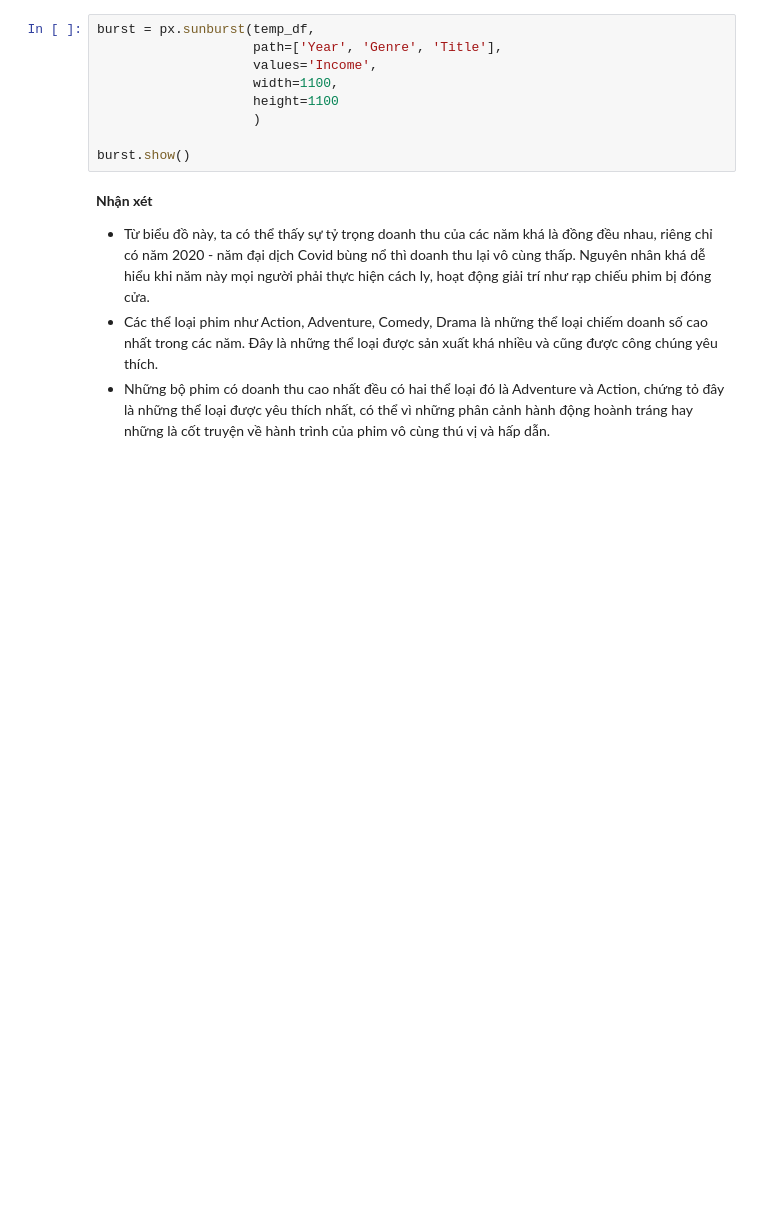
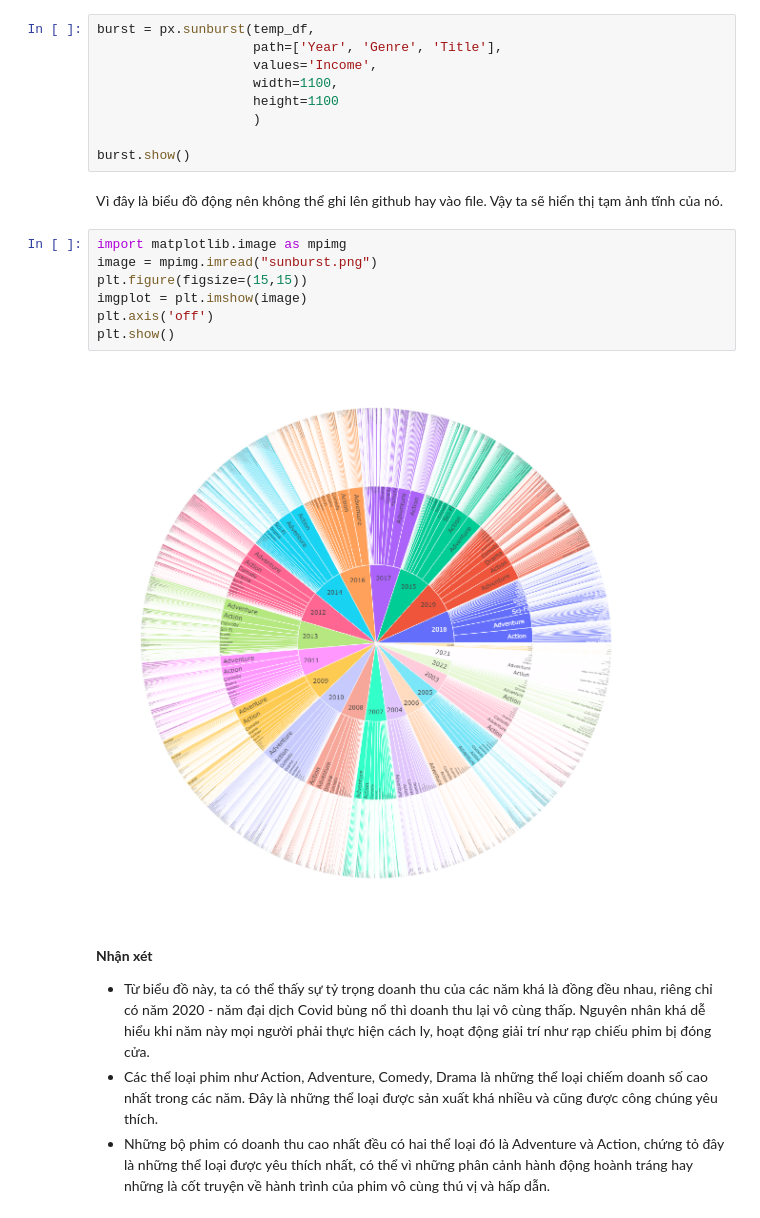
Before and after one commit to 20120273/Movie-Visualize, a Jupyter notebook: phanC.ipynb, the cells around one changed output. Saved outputs shown, nothing was run; the diff lists cells and outputs as text; blank space fills up the shorter version.

```diff
--- a/phanC.ipynb
+++ b/phanC.ipynb
@@ -678,6 +689,17 @@ burst = px.sunburst(temp_df,
                     )
 
 burst.show()
+# %% [markdown]
+Vì đây là biểu đồ động nên không thể ghi lên github hay vào file. Vậy ta sẽ hiển thị tạm ảnh tĩnh của nó.
+# %%
+import matplotlib.image as mpimg
+image = mpimg.imread("sunburst.png")
+plt.figure(figsize=(15,15))
+imgplot = plt.imshow(image)
+plt.axis('off')
+plt.show()
+# %% [output]
+[figure, added]
 # %% [markdown]
 **Nhận xét**
 - Từ biểu đồ này, ta có thể thấy sự tỷ trọng doanh thu của các năm khá là đồng đều nhau, riêng chỉ có năm 2020 - năm đại dịch Covid bùng nổ thì doanh thu lại vô cùng thấp. Nguyên nhân khá dễ hiểu khi năm này mọi người phải thực hiện cách ly, hoạt động giải trí như rạp chiếu phim bị đóng cửa.
```
Also changed, not shown: parts of 2 cells of this notebook, 2 other files.
